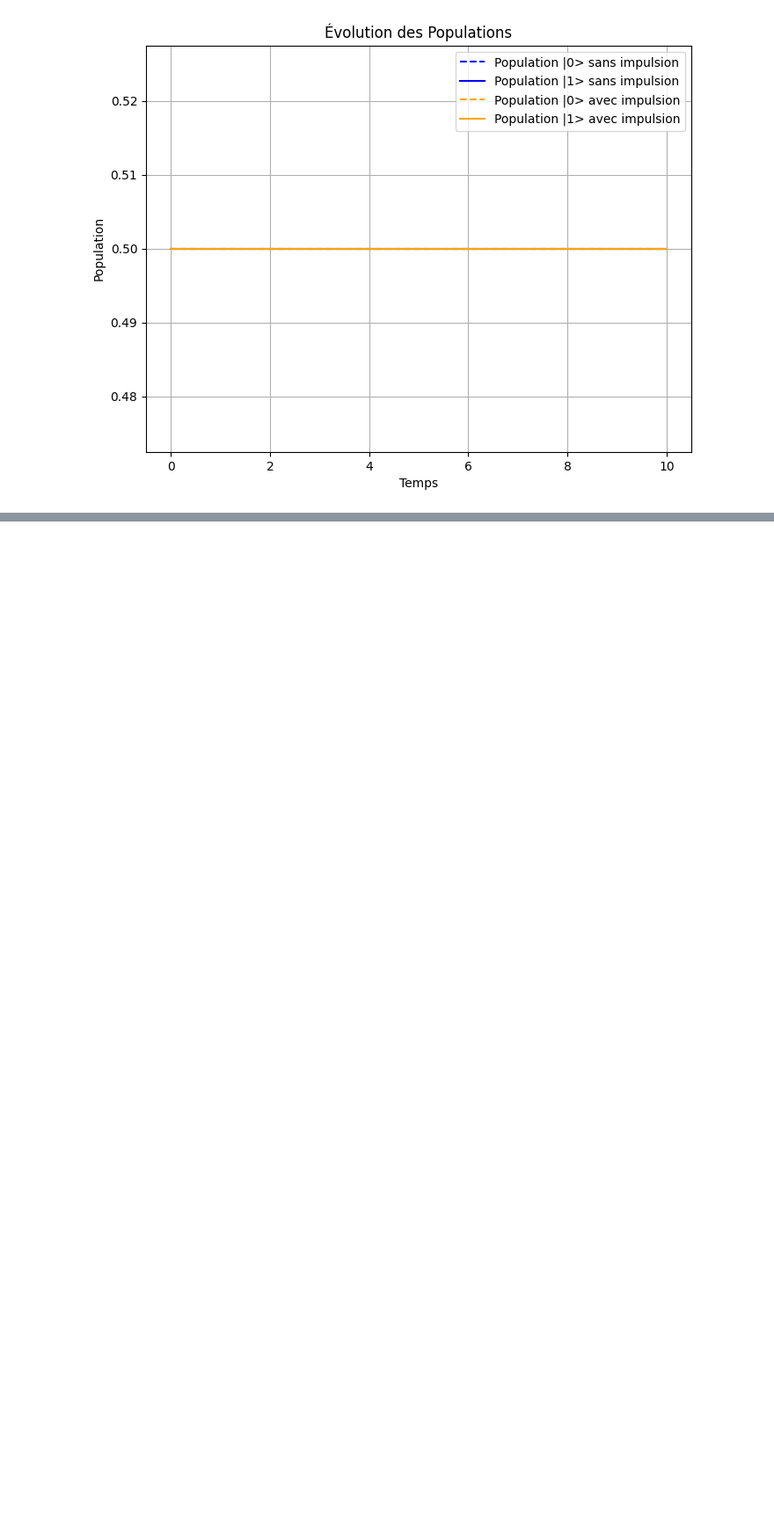
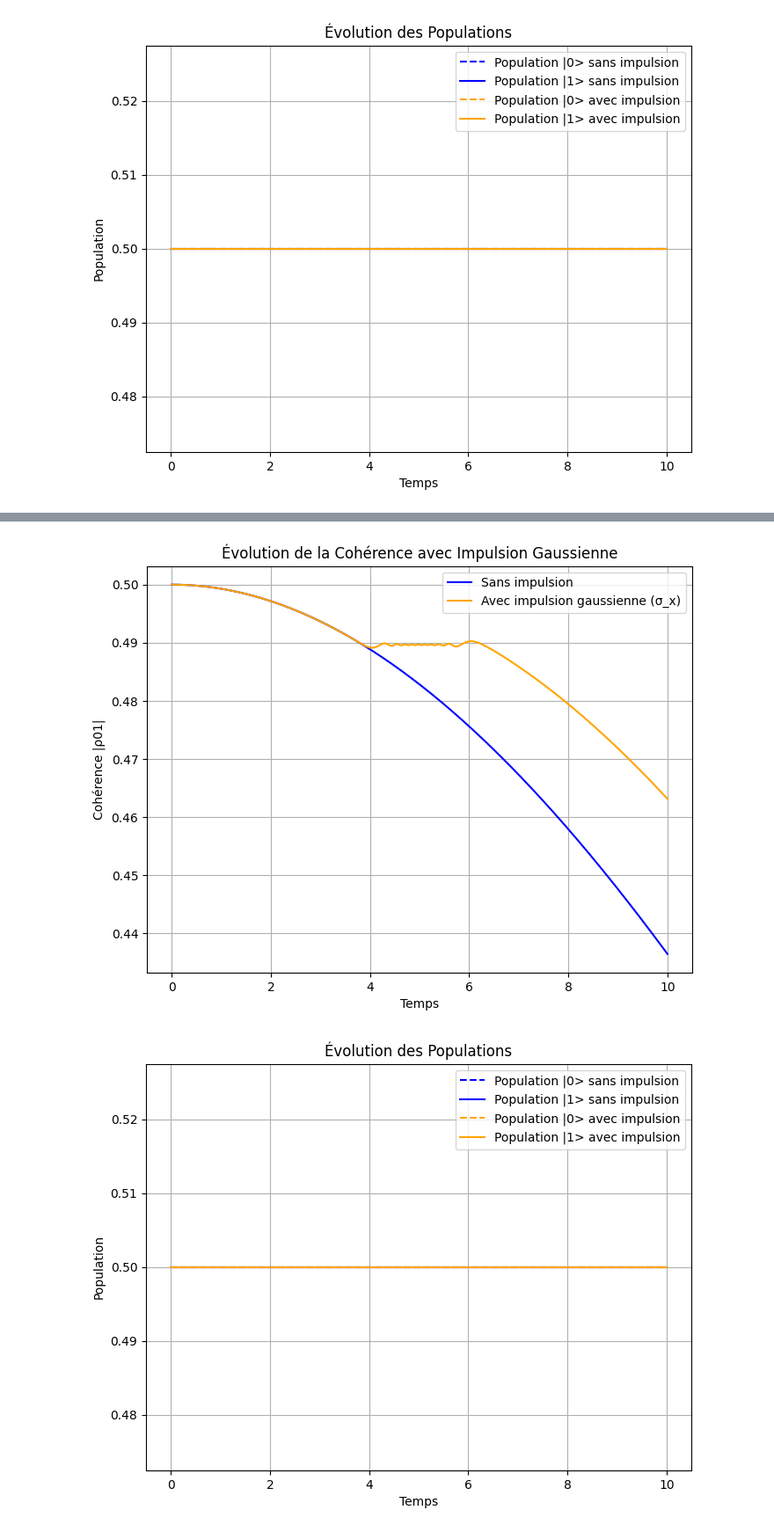
Before and after one commit to student64-ahmadi/physic_quant, a Jupyter notebook: analyse_des_ondes_gravitationnelles.ipynb, the cells around one changed output, grey strips where cells are left out. Shown at 88% size. Drawn from its saved outputs; the diff is of its cells as text; code cells hidden in the pictures; blank space fills up the shorter version.

```diff
--- a/analyse_des_ondes_gravitationnelles.ipynb
+++ b/analyse_des_ondes_gravitationnelles.ipynb
@@ -1311,0 +1398,67 @@ Population |1> avec impulsion à t=10 : 0.4999999999999999
+# %%
+import qutip as qt
+import numpy as np
+import matplotlib.pyplot as plt
+
+mu = 25.0
+sigma = 0.5
+t_ev = 5.0
+gamma_cutoff = 0.003
+lam = 0.03
+T = 0.01
+Nk = 5
+max_depth = 7
+times = np.linspace(0, 10, 201)
+rho0 = qt.ket2dm((qt.basis(2,0) + qt.basis(2,1)).unit())
+Q = qt.sigmaz()
+
+dl_bath = qt.solver.heom.DrudeLorentzBath(Q, lam, gamma_cutoff, T, Nk=Nk)
+
+def g(t, args):
+    return args['mu'] * np.exp(- (t - args['t_ev'])**2 / (2*args['sigma']**2))
+H_sys_no = 0 * qt.sigmaz()
+solver_no = qt.solver.heom.HEOMSolver(H_sys_no, dl_bath, max_depth=max_depth)
+result_no = solver_no.run(rho0, times)
+coher_no = [np.abs(s[0,1]) for s in result_no.states]
+pop00_no = [s[0,0].real for s in result_no.states]
+pop11_no = [s[1,1].real for s in result_no.states]
+
+H_sys = qt.QobjEvo([0 * qt.sigmaz(), [qt.sigmax(), g]], args={'mu':mu, 'sigma':sigma, 't_ev':t_ev})
+solver = qt.solver.heom.HEOMSolver(H_sys, dl_bath, max_depth=max_depth)
+result = solver.run(rho0, times)
+coher = [np.abs(s[0,1]) for s in result.states]
+pop00 = [s[0,0].real for s in result.states]
+pop11 = [s[1,1].real for s in result.states]
+
+print("Cohérence sans impulsion à t=10 :", coher_no[-1])
+print("Cohérence avec impulsion à t=10 :", coher[-1])
+print("Récupération :", coher[-1] / coher_no[-1] if coher_no[-1] > 0 else 0)
+print("Population |0> sans impulsion à t=10 :", pop00_no[-1])
+print("Population |1> sans impulsion à t=10 :", pop11_no[-1])
+print("Population |0> avec impulsion à t=10 :", pop00[-1])
+print("Population |1> avec impulsion à t=10 :", pop11[-1])
+
+plt.figure(figsize=(8, 6))
+plt.plot(times, coher_no, label='Sans impulsion', color='blue')
+plt.plot(times, coher, label='Avec impulsion gaussienne (σ_x)', color='orange')
+plt.xlabel('Temps')
+plt.ylabel('Cohérence |ρ01|')
+plt.legend()
+plt.title('Évolution de la Cohérence avec Impulsion Gaussienne')
+plt.grid(True)
+plt.savefig('coherence_evolution.png')
+plt.show()
+
+plt.figure(figsize=(8, 6))
+plt.plot(times, pop00_no, label='Population |0> sans impulsion', color='blue', linestyle='--')
+plt.plot(times, pop11_no, label='Population |1> sans impulsion', color='blue')
+plt.plot(times, pop00, label='Population |0> avec impulsion', color='orange', linestyle='--')
+plt.plot(times, pop11, label='Population |1> avec impulsion', color='orange')
+plt.xlabel('Temps')
+plt.ylabel('Population')
+plt.legend()
+plt.title('Évolution des Populations')
+plt.grid(True)
+plt.savefig('population_evolution.png')
+plt.show()
+# %% [output]
@@ -1311,0 +1482,2 @@ Population |1> avec impulsion à t=10 : 0.4999999999999999
+[figure, added]
+[figure, added]
```
Also changed, not shown: parts of 2 cells of this notebook.
